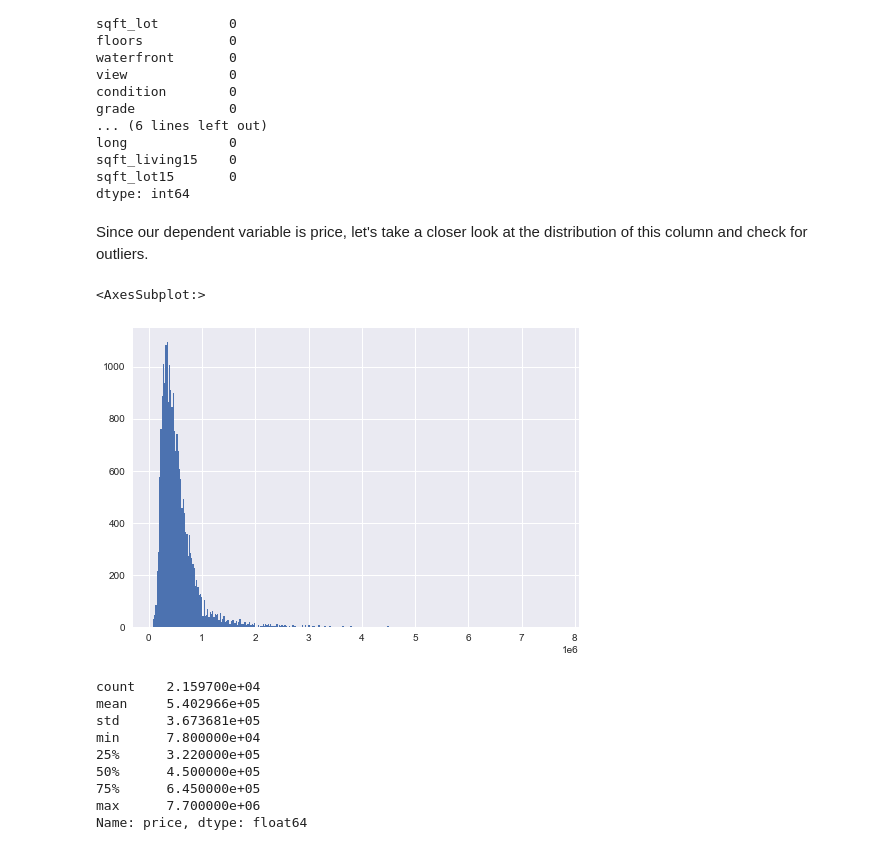
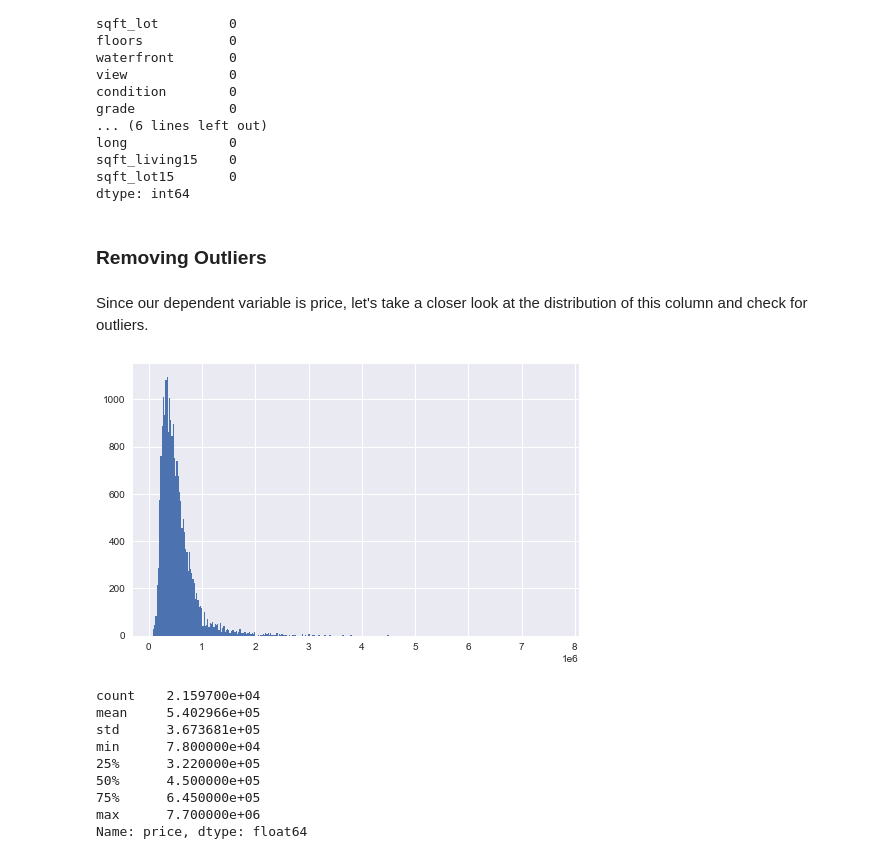
Before and after one commit to Sammyknee/dsc-phase-2-project, a Jupyter notebook: Housing Data - EDA.ipynb, the cells around one changed output. Drawn from its saved outputs; the diff is of its cells as text; code cells hidden in the pictures.

```diff
--- a/Housing Data - EDA.ipynb
+++ b/Housing Data - EDA.ipynb
@@ -35,10 +35,7 @@ df.head()
 
 for col in df.columns:
     print(col)
-    try:
-        print(df[col].value_counts()[:5])
-    except:
-        print(df[col].value_counts())
+    print(df[col].value_counts().head())
     print('\n')
 # %% [output]
 id
@@ -311,13 +323,14 @@ long             0
 sqft_living15    0
 sqft_lot15       0
 dtype: int64
+# %% [markdown]
+### Removing Outliers
 # %% [markdown]
 Since our dependent variable is price, let's take a closer look at the distribution of this column and check for outliers.
 # %%
-df.price.hist(bins='auto')
+df.price.hist(bins='auto', figsize = (8,5));
 # %% [output]
-<AxesSubplot:>
-[figure, old version]
+[figure, new version]
 # %%
 df.price.describe()
 # %% [output]
```
Also changed, not shown: parts of 72 cells of this notebook.
